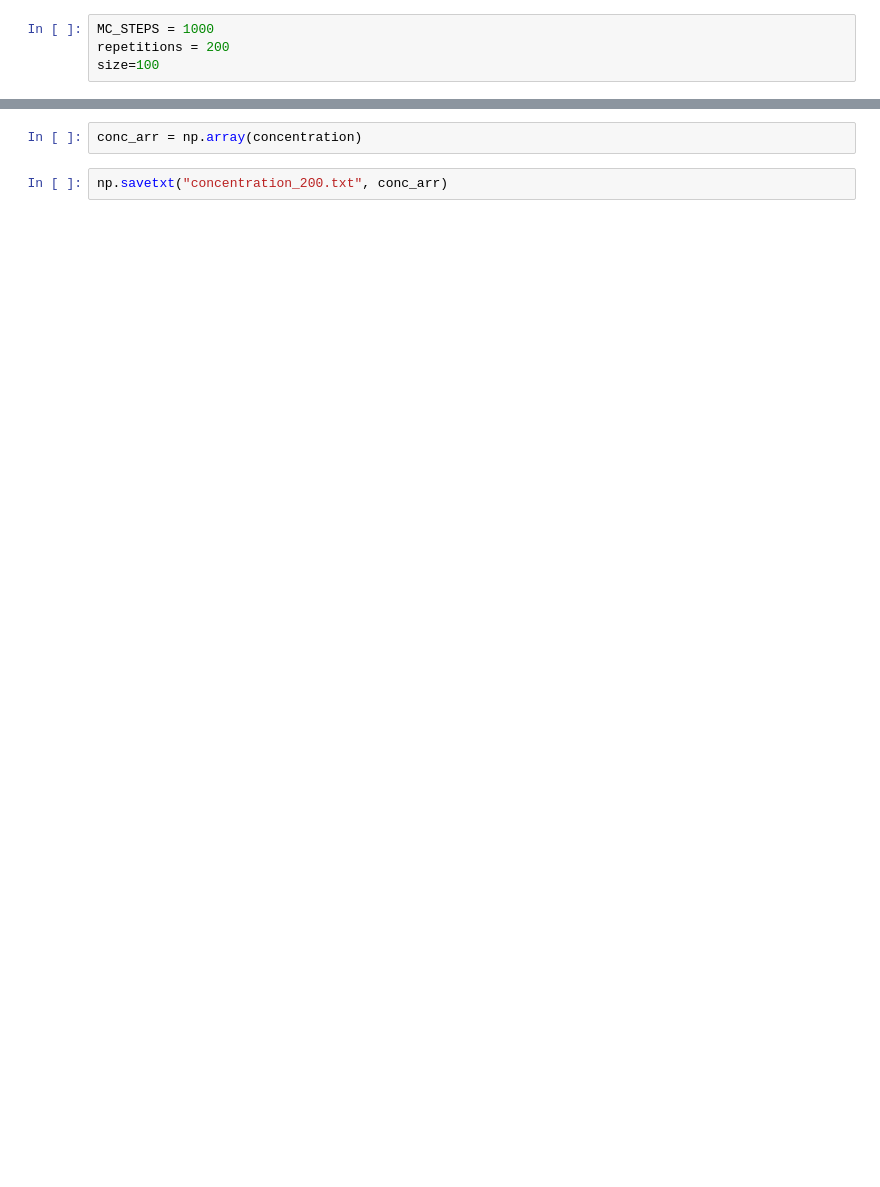
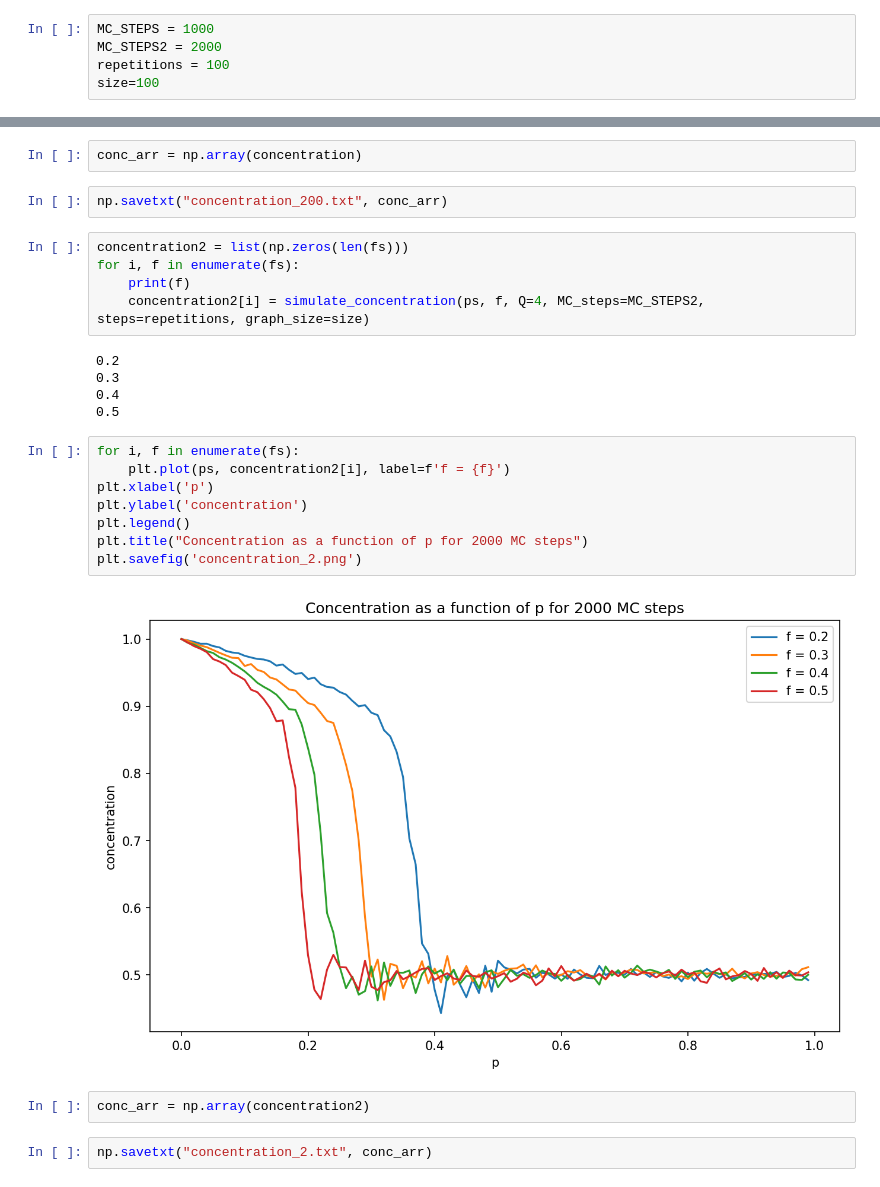
Before and after one commit to KasiaMacioszek/AgentBasedModelling, a Jupyter notebook: Assignment5/Assignment5.ipynb, the cells around one changed output, grey strips where cells are left out. Saved outputs shown, nothing was run; the diff lists cells and outputs as text; blank space fills up the shorter version.

```diff
--- a/Assignment5/Assignment5.ipynb
+++ b/Assignment5/Assignment5.ipynb
@@ -74,7 +74,8 @@ def simulate_concentration(ps, f, Q, MC_steps=1000, steps=100, graph_size=100):
     return final_concentration
 # %%
 MC_STEPS = 1000
-repetitions = 200
+MC_STEPS2 = 2000
+repetitions = 100
 size=100
 # %%
 concentration = list(np.zeros(len(fs)))
@@ -124,3 +101,27 @@ concentration
 conc_arr = np.array(concentration)
 # %%
 np.savetxt("concentration_200.txt", conc_arr)
+# %%
+concentration2 = list(np.zeros(len(fs)))
+for i, f in enumerate(fs):
+    print(f)
+    concentration2[i] = simulate_concentration(ps, f, Q=4, MC_steps=MC_STEPS2, steps=repetitions, graph_size=size)
+# %% [output]
+0.2
+0.3
+0.4
+0.5
+# %%
+for i, f in enumerate(fs):
+    plt.plot(ps, concentration2[i], label=f'f = {f}')
+plt.xlabel('p')
+plt.ylabel('concentration')
+plt.legend()
+plt.title("Concentration as a function of p for 2000 MC steps")
+plt.savefig('concentration_2.png')
+# %% [output]
+[figure, added]
+# %%
+conc_arr = np.array(concentration2)
+# %%
+np.savetxt("concentration_2.txt", conc_arr)
```
Also changed, not shown: parts of 2 cells of this notebook, 12 other files.
